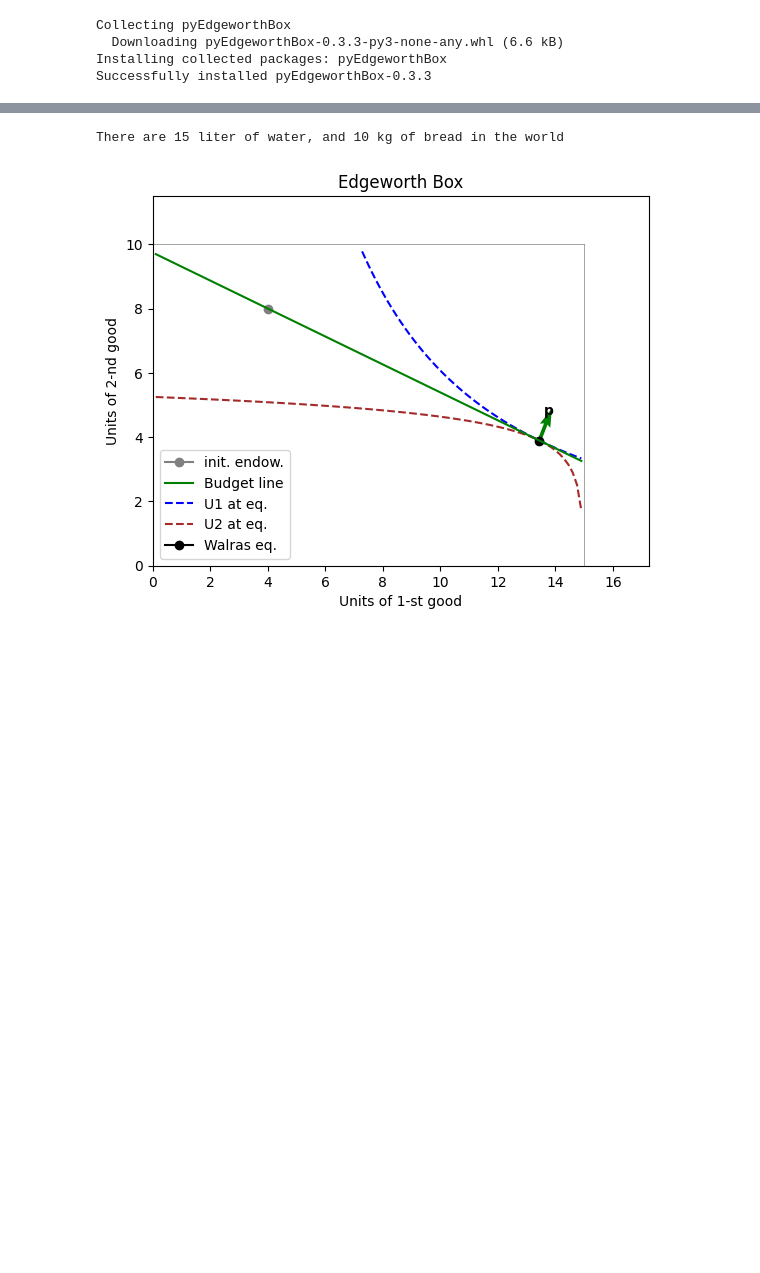
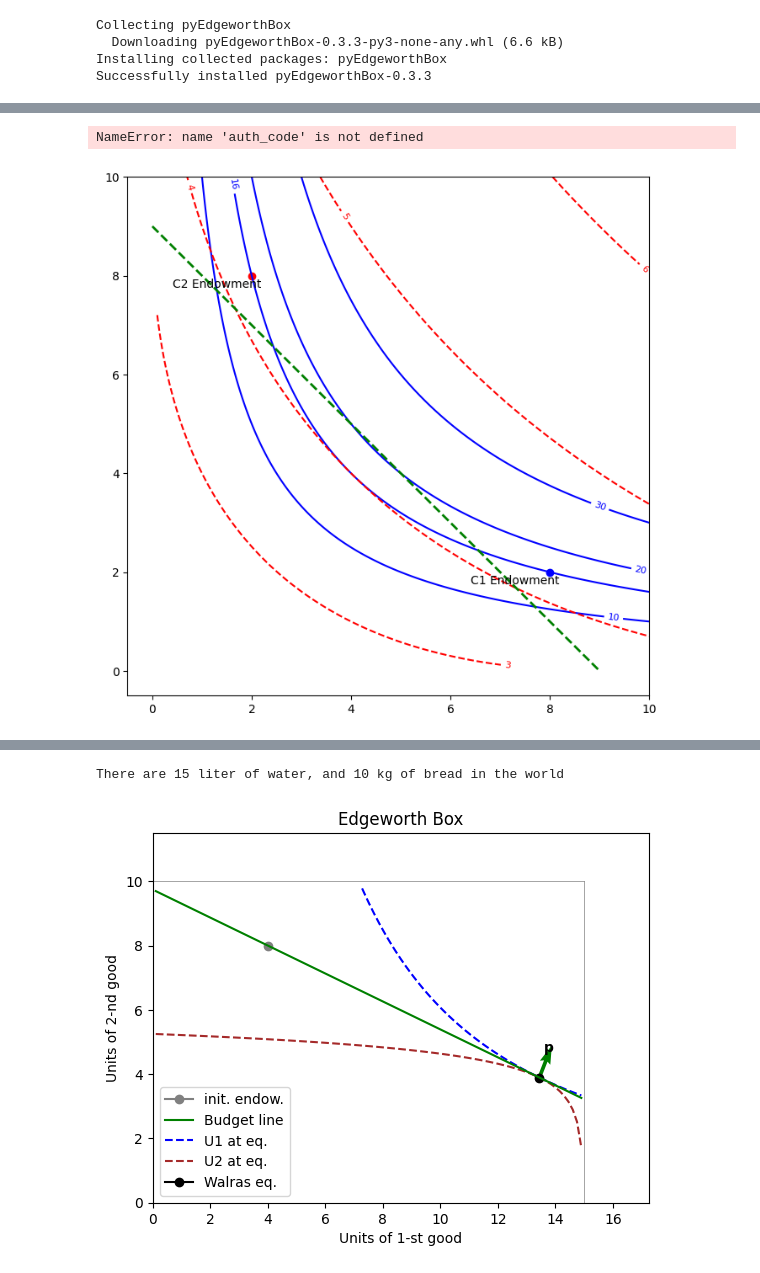
Before and after one commit to ifydivinelove/alx-low_level_programming, a Jupyter notebook: Edgeworth_box.ipynb, the cells around one changed output, grey strips where cells are left out. Drawn from its saved outputs; the diff is of its cells as text; code cells hidden in the pictures; blank space fills up the shorter version.

```diff
--- a/Edgeworth_box.ipynb
+++ b/Edgeworth_box.ipynb
@@ -9,0 +227,56 @@ Successfully installed pyEdgeworthBox-0.3.3
+# %%
+# Define utility functions
+def u1(x, y):
+    return x * y  # Consumer 1's utility: product of X and Y
+
+def u2(x, y):
+    return np.sqrt(x) + np.sqrt(y)  # Consumer 2's utility: sum of square roots
+
+# Create grid for indifference curves
+x = np.linspace(0.1, 10, 400)
+y = np.linspace(0.1, 10, 400)
+X, Y = np.meshgrid(x, y)
+
+# Indifference levels
+levels1 = [10, 16, 20, 30]
+levels2 = [3, 4, 5, 6]
+
+# Set up the plot
+fig, ax = plt.subplots(figsize=(8, 8))
+
+# Consumer 1's indifference curves
+contour1 = ax.contour(X, Y, u1(X, Y), levels1, colors='blue')
+ax.clabel(contour1, inline=True, fontsize=8)
+
+# Consumer 2's indifference curves
+contour2 = ax.contour(X, Y, u2(X, Y), levels2, colors='red', linestyles='dashed')
+ax.clabel(contour2, inline=True, fontsize=8)
+
+# Mark initial endowments
+plt.scatter(8, 2, color='blue', label="Consumer 1's Endowment")
+plt.scatter(2, 8, color='red', label="Consumer 2's Endowment")
+
+# Annotations for initial endowments
+plt.annotate('C1 Endowment', (8, 2), textcoords="offset points", xytext=(-30,-10), ha='center')
+plt.annotate('C2 Endowment', (2, 8), textcoords="offset points", xytext=(-30,-10), ha='center')
+
+# Draw a hypothetical price line (budget constraint)
+# Here, the slope of -1 represents 1:1 trade-off which is not achieving equilibrium due to preferences
+px, py = np.array([0, 9]), np.array([9, 0])
+plt.plot(px, py, linestyle='--', linewidth=2, color='green', label='Hypothetical Price Line')
+
+# Plot configuration
+auth_code
+ax.set_xlim(0, 10)
+ax.set_ylim(0, 10)
+ax.set_xlabel('Good X')
+ax.set_ylabel('Good Y')
+ax.set_title('Edgeworth Box: Configuring Price Line and Budget Constraint')
+plt.grid(True)
+plt.legend()
+
+# Show the plot
+plt.show()
+# %% [output]
+NameError: name 'auth_code' is not defined
+[figure, added]
```
Also changed, not shown: parts of 14 cells of this notebook.
